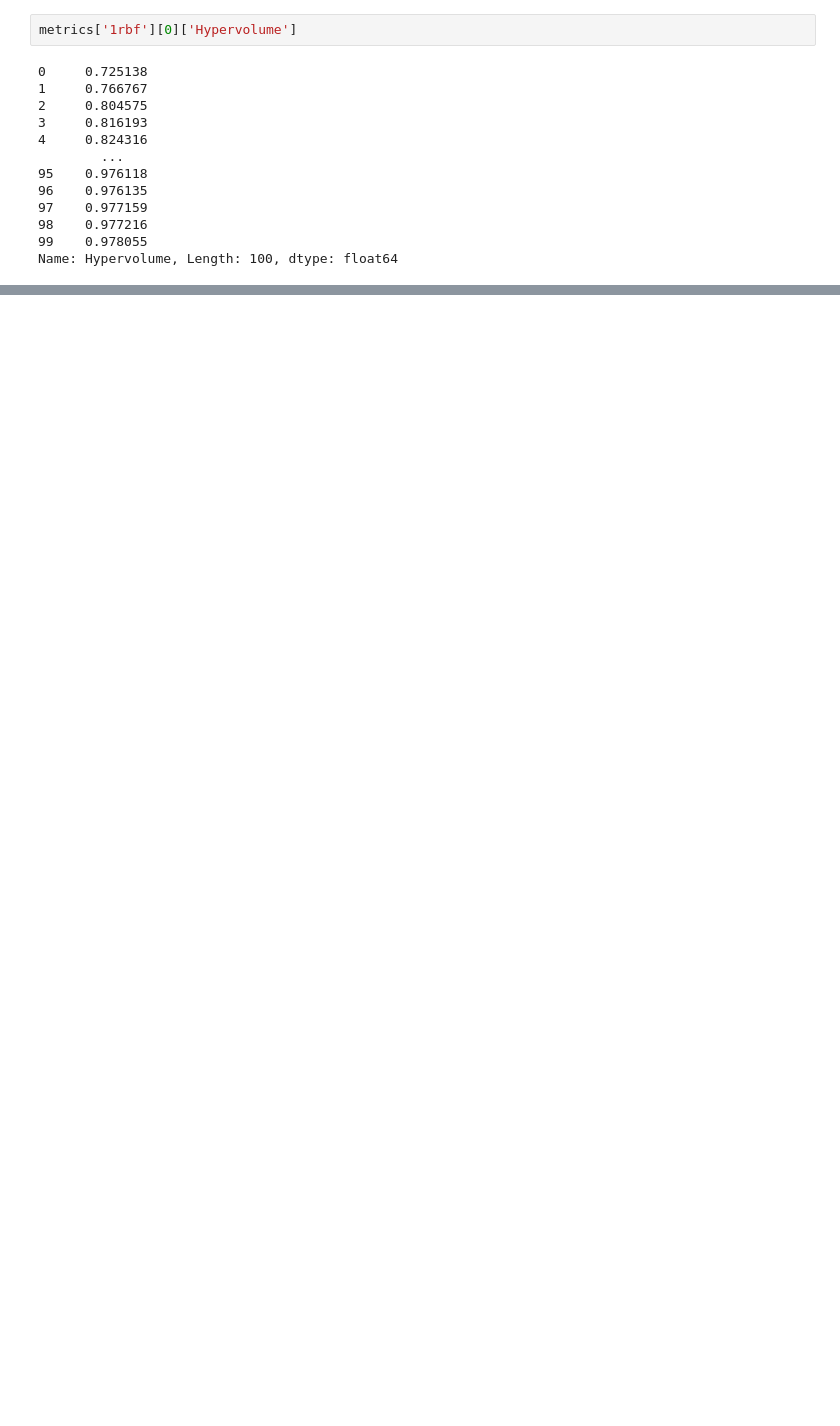
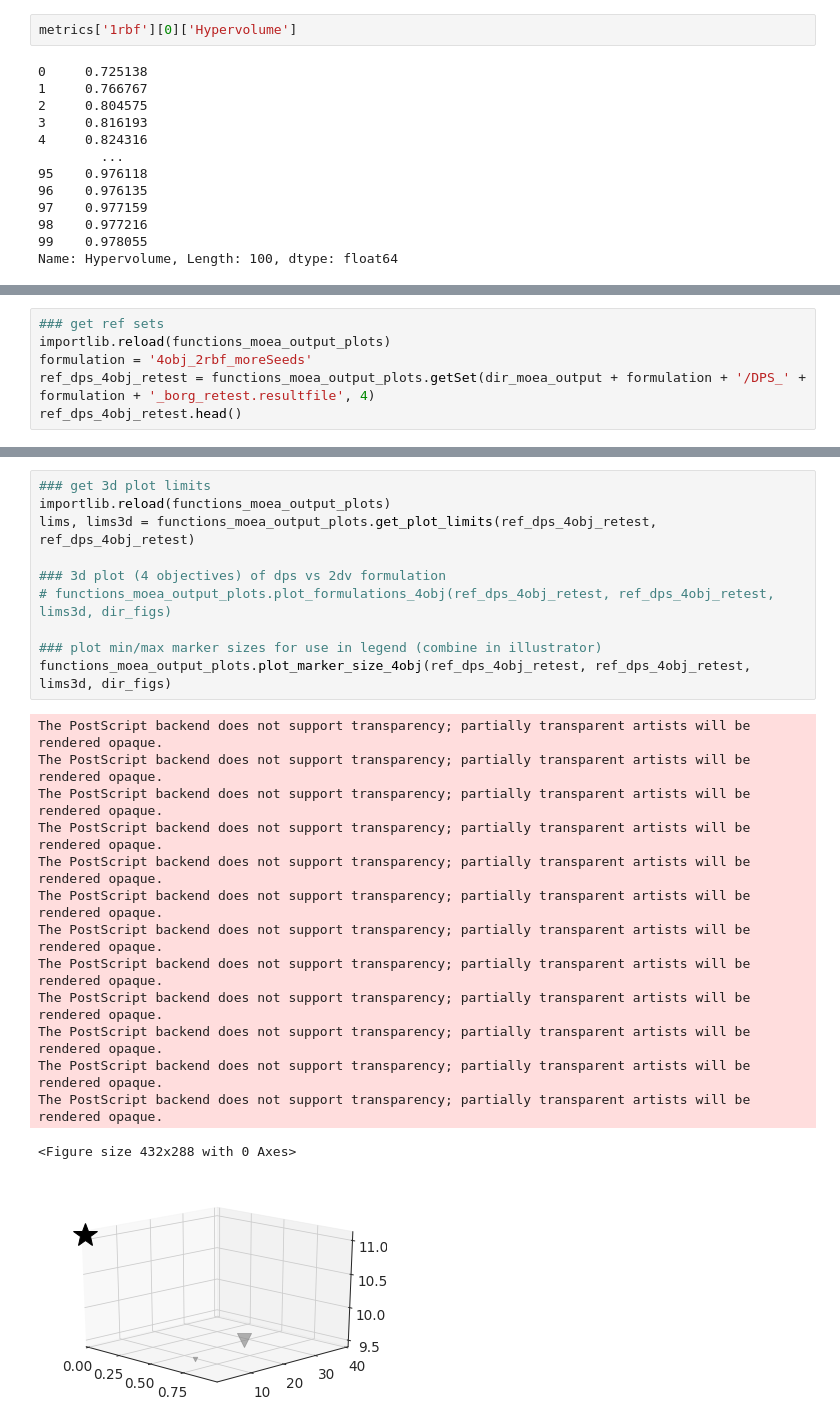
Before and after one commit to ahamilton144/hamilton-2021-EMODPS-financial-risk, a Jupyter notebook: code/synthetic_data_and_moea_plots/Untitled.ipynb, the cells around one changed output, grey strips where cells are left out. Cells and saved outputs as stored; diff of their text form; blank space fills up the shorter version.

Commit message:
start updating moea plots

```diff
--- a/code/synthetic_data_and_moea_plots/Untitled.ipynb
+++ b/code/synthetic_data_and_moea_plots/Untitled.ipynb
@@ -70,0 +71,6 @@ Plotting hypervolume (fig S1)...,  0:30:25.751330
+# %%
+### get ref sets
+importlib.reload(functions_moea_output_plots)
+formulation = '4obj_2rbf_moreSeeds'
+ref_dps_4obj_retest = functions_moea_output_plots.getSet(dir_moea_output + formulation + '/DPS_' + formulation + '_borg_retest.resultfile', 4)
+ref_dps_4obj_retest.head()
@@ -70,0 +85,25 @@ Plotting hypervolume (fig S1)...,  0:30:25.751330
+# %%
+### get 3d plot limits
+importlib.reload(functions_moea_output_plots)
+lims, lims3d = functions_moea_output_plots.get_plot_limits(ref_dps_4obj_retest, ref_dps_4obj_retest)
+
+### 3d plot (4 objectives) of dps vs 2dv formulation
+# functions_moea_output_plots.plot_formulations_4obj(ref_dps_4obj_retest, ref_dps_4obj_retest, lims3d, dir_figs)
+
+### plot min/max marker sizes for use in legend (combine in illustrator)
+functions_moea_output_plots.plot_marker_size_4obj(ref_dps_4obj_retest, ref_dps_4obj_retest, lims3d, dir_figs)
+# %% [output]
+The PostScript backend does not support transparency; partially transparent artists will be rendered opaque.
+The PostScript backend does not support transparency; partially transparent artists will be rendered opaque.
+The PostScript backend does not support transparency; partially transparent artists will be rendered opaque.
+The PostScript backend does not support transparency; partially transparent artists will be rendered opaque.
+The PostScript backend does not support transparency; partially transparent artists will be rendered opaque.
+The PostScript backend does not support transparency; partially transparent artists will be rendered opaque.
+The PostScript backend does not support transparency; partially transparent artists will be rendered opaque.
+The PostScript backend does not support transparency; partially transparent artists will be rendered opaque.
+The PostScript backend does not support transparency; partially transparent artists will be rendered opaque.
+The PostScript backend does not support transparency; partially transparent artists will be rendered opaque.
+The PostScript backend does not support transparency; partially transparent artists will be rendered opaque.
+The PostScript backend does not support transparency; partially transparent artists will be rendered opaque.
+<Figure size 432x288 with 0 Axes>
+[figure, added]
```
Also changed, not shown: parts of 5 cells of this notebook, 2 other files.
